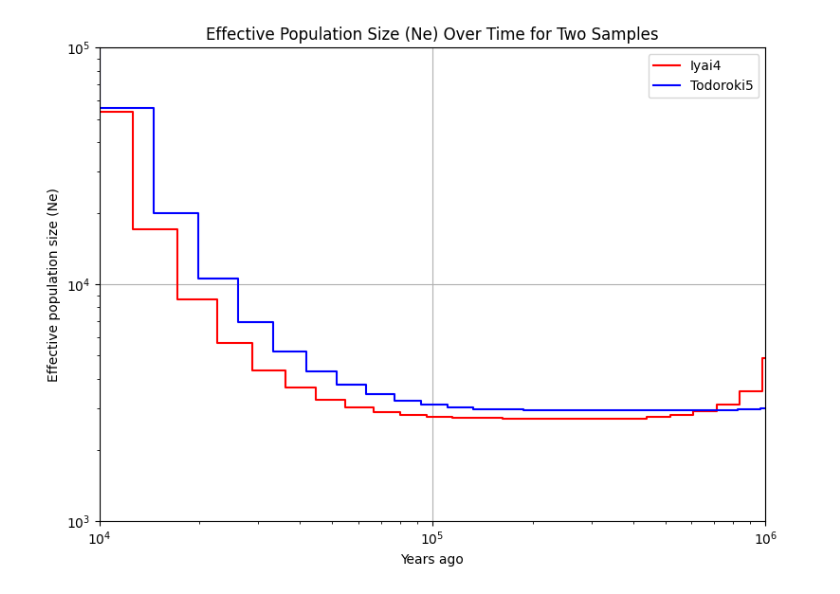
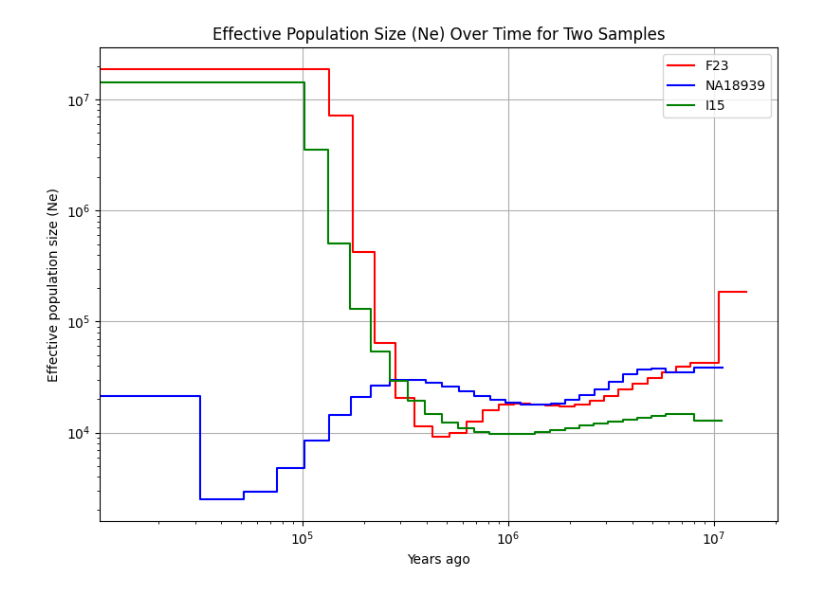
Before and after one commit to humgendiv/mkato-jomon, a Jupyter notebook: 2-msmc/2-4-1-popsize_plot.ipynb, the cells around one changed output. Drawn from its saved outputs; the diff is of its cells as text; code cells hidden in the pictures.

```diff
--- a/2-msmc/2-4-1-popsize_plot.ipynb
+++ b/2-msmc/2-4-1-popsize_plot.ipynb
@@ -9,40 +9,42 @@ gen = 30
 # Function to read and process MSMC2 data
 def process_msmc2_data(file_path):
     df = pd.read_csv(file_path, delimiter='\t')
     df['Years_ago'] = df['left_time_boundary'] / mu * gen
     df['Ne'] = (1 / df['lambda']) / (2 * mu)
     return df
 
-# Paths to the MSMC2 result files
-file_path1 = '/home/mkato/hdd_data/data/2-msmc/effective_population_size_file/I4.msmc2.final.txt'  # Replace with the actual file path
-file_path2 = '/home/mkato/hdd_data/data/2-msmc/effective_population_size_file/T5.msmc2.final.txt'  # Replace with the actual file path
 
+def return_df(sample_name):
+    file_path = f'/home/mkato/hdd_data/data/2-msmc/{sample_name}/effective_population_size_file/{sample_name}.msmc2.final.txt'
+    return process_msmc2_data(file_path)
 # Read and process the data
-df1 = process_msmc2_data(file_path1)
-df2 = process_msmc2_data(file_path2)
+df1 = return_df('F23')
+df2 = return_df('NA18939_updated')
+df3 = return_df('I15')
 
 # Plotting both datasets on the same graph
 plt.figure(figsize=(8, 6))
-plt.step(df1['Years_ago'], df1['Ne'], where='post', color='red', label='Iyai4')
-plt.step(df2['Years_ago'], df2['Ne'], where='post', color='blue', label='Todoroki5')
+plt.step(df1['Years_ago'], df1['Ne'], where='post', color='red', label='F23')
+plt.step(df2['Years_ago'], df2['Ne'], where='post', color='blue', label='NA18939')
+plt.step(df3['Years_ago'], df3['Ne'], where='post', color='green', label='I15')
 
 # Set log scale for both axes and axis limits
 plt.xscale('log')
 plt.yscale('log')
-plt.xlim(10**4, 10**6)
-plt.ylim(10**3, 10**5)
+#plt.xlim(10**4, 10**6)
+#plt.ylim(10**3, 10**5)
 
 # Adding labels and title
 plt.xlabel('Years ago')
 plt.ylabel('Effective population size (Ne)')
 plt.title('Effective Population Size (Ne) Over Time for Two Samples')
 
 # Adding the legend
 plt.legend(loc='upper right')
 
 # Show the grid and plot
 plt.grid(True)
 plt.tight_layout()
 plt.show()
 # %% [output]
-[figure, old version]
+[figure, new version]
```
Also changed, not shown: 1 other file.
